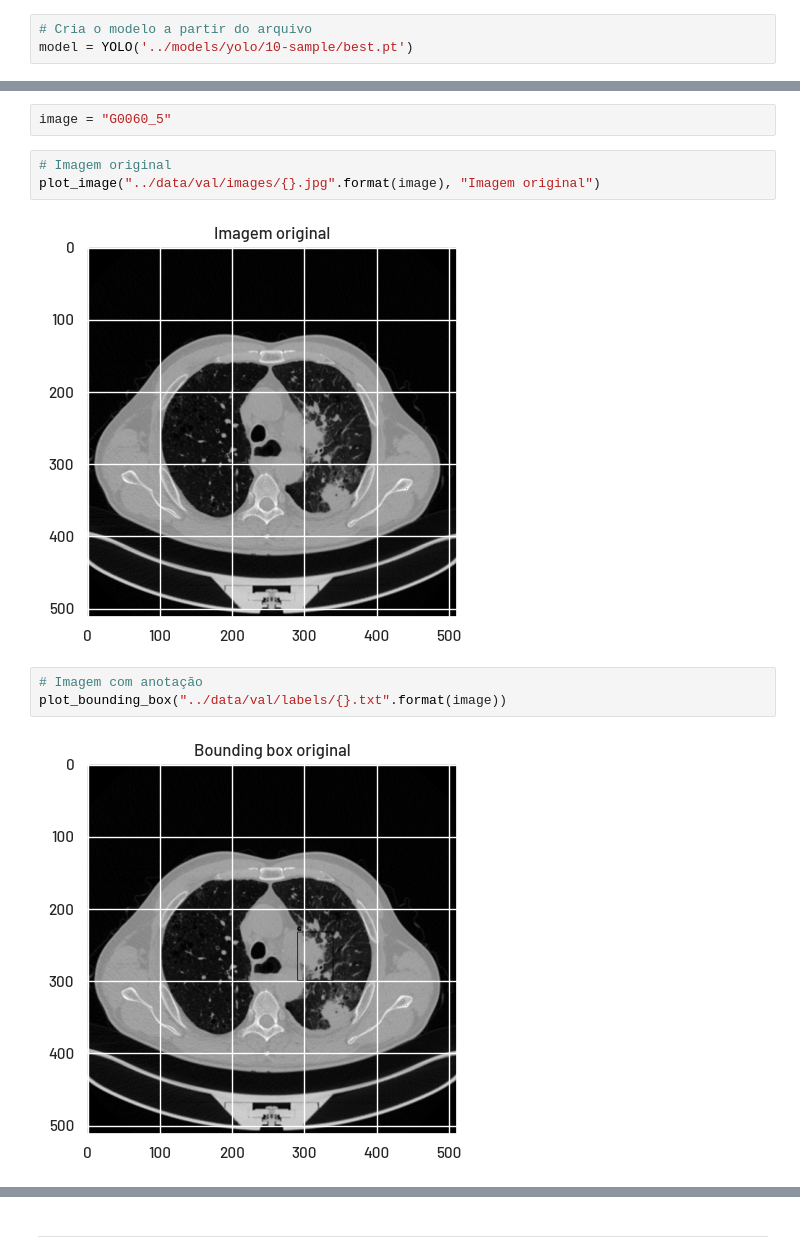
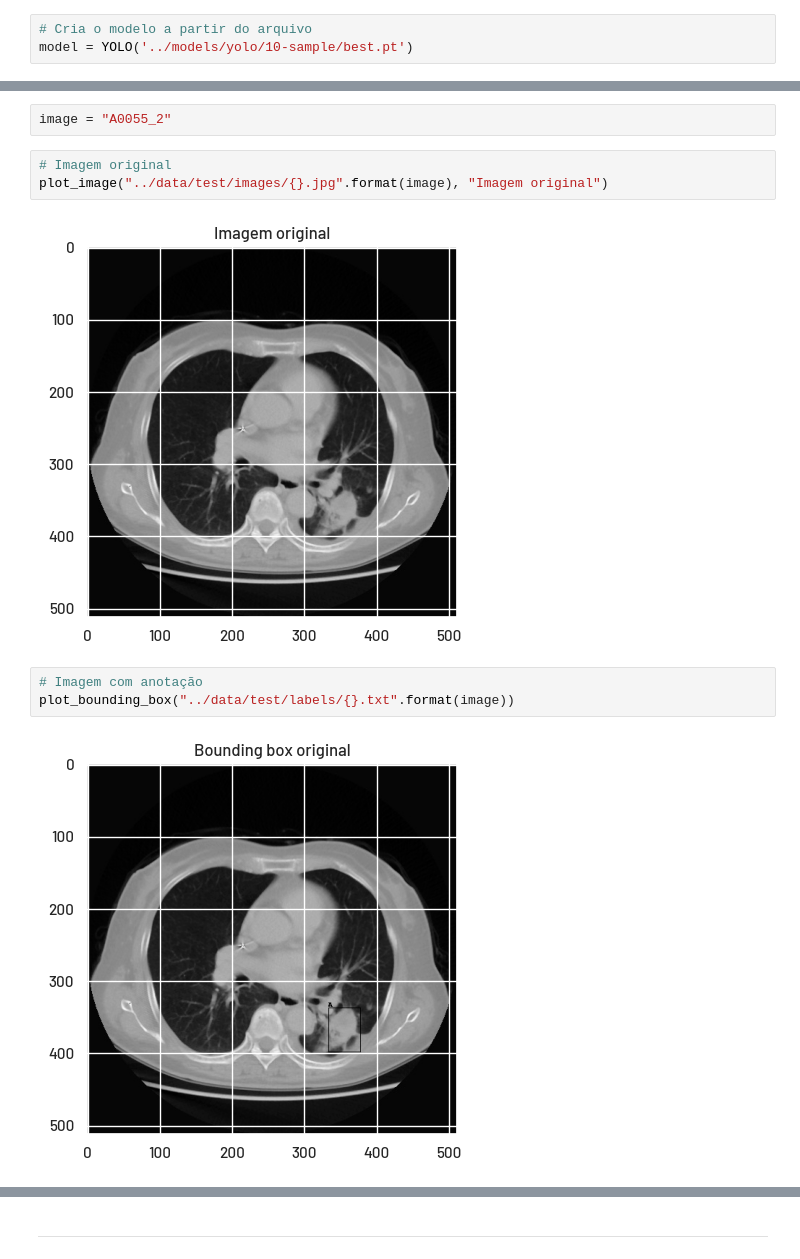
Before and after one commit to CerqueiraMatheus/lung-cancer, a Jupyter notebook: notebooks/yolo_detection.ipynb, the cells around one changed output, grey strips where cells are left out. Saved outputs shown, nothing was run; the diff lists cells and outputs as text.

```diff
--- a/notebooks/yolo_detection.ipynb
+++ b/notebooks/yolo_detection.ipynb
@@ -221,14 +221,14 @@ Speed: 1.9ms preprocess, 11.5ms inference, 1.9ms postprocess per image at shape
 Results saved to runs/detect/predict2
 # %%
-image = "G0060_5"
+image = "A0055_2"
 # %%
 # Imagem original
-plot_image("../data/val/images/{}.jpg".format(image), "Imagem original")
+plot_image("../data/test/images/{}.jpg".format(image), "Imagem original")
 # %% [output]
-[figure, old version]
+[figure, new version]
 # %%
 # Imagem com anotação
-plot_bounding_box("../data/val/labels/{}.txt".format(image))
+plot_bounding_box("../data/test/labels/{}.txt".format(image))
 # %% [output]
-[figure, old version]
+[figure, new version]
 # %%
```
Also changed, not shown: parts of 2 cells of this notebook.
